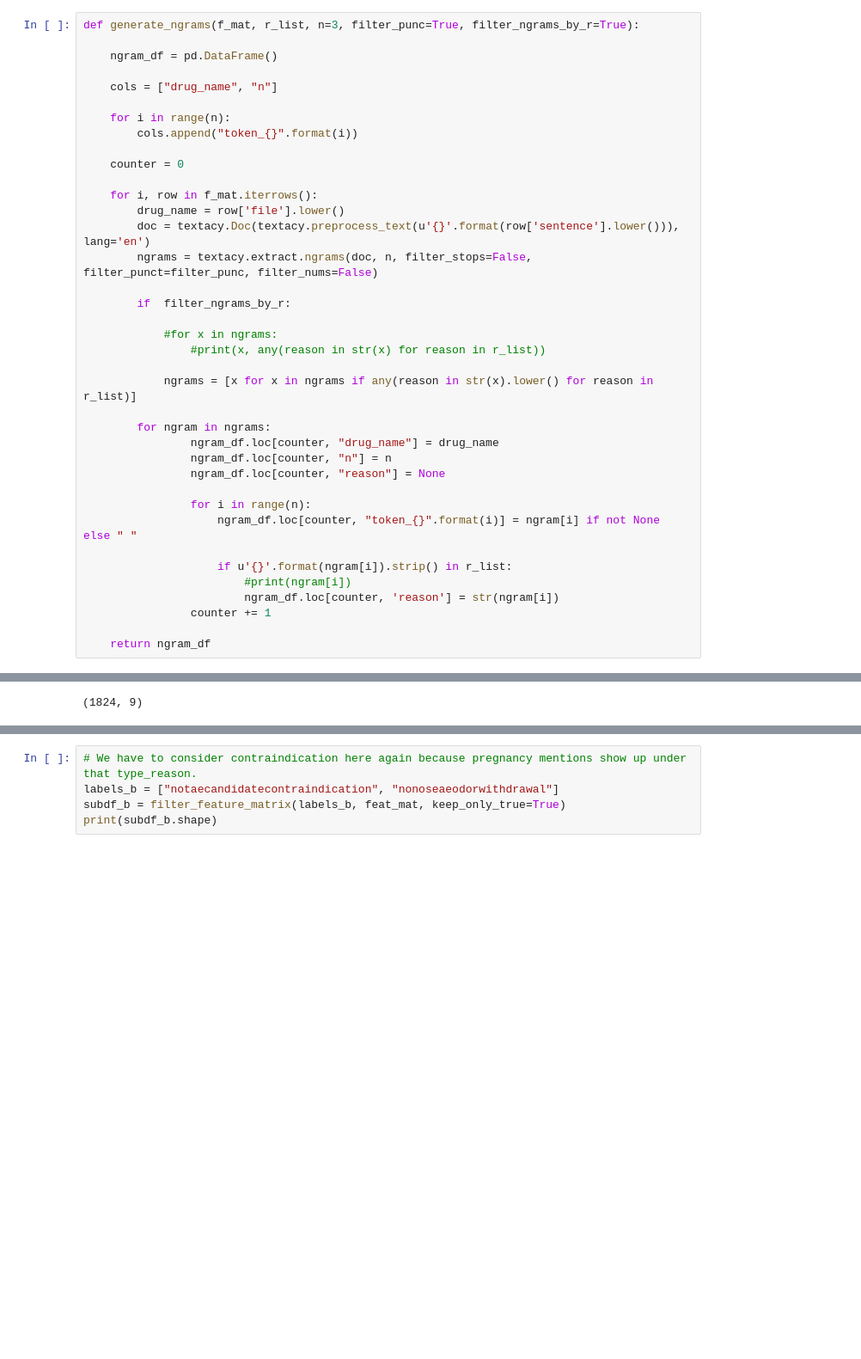
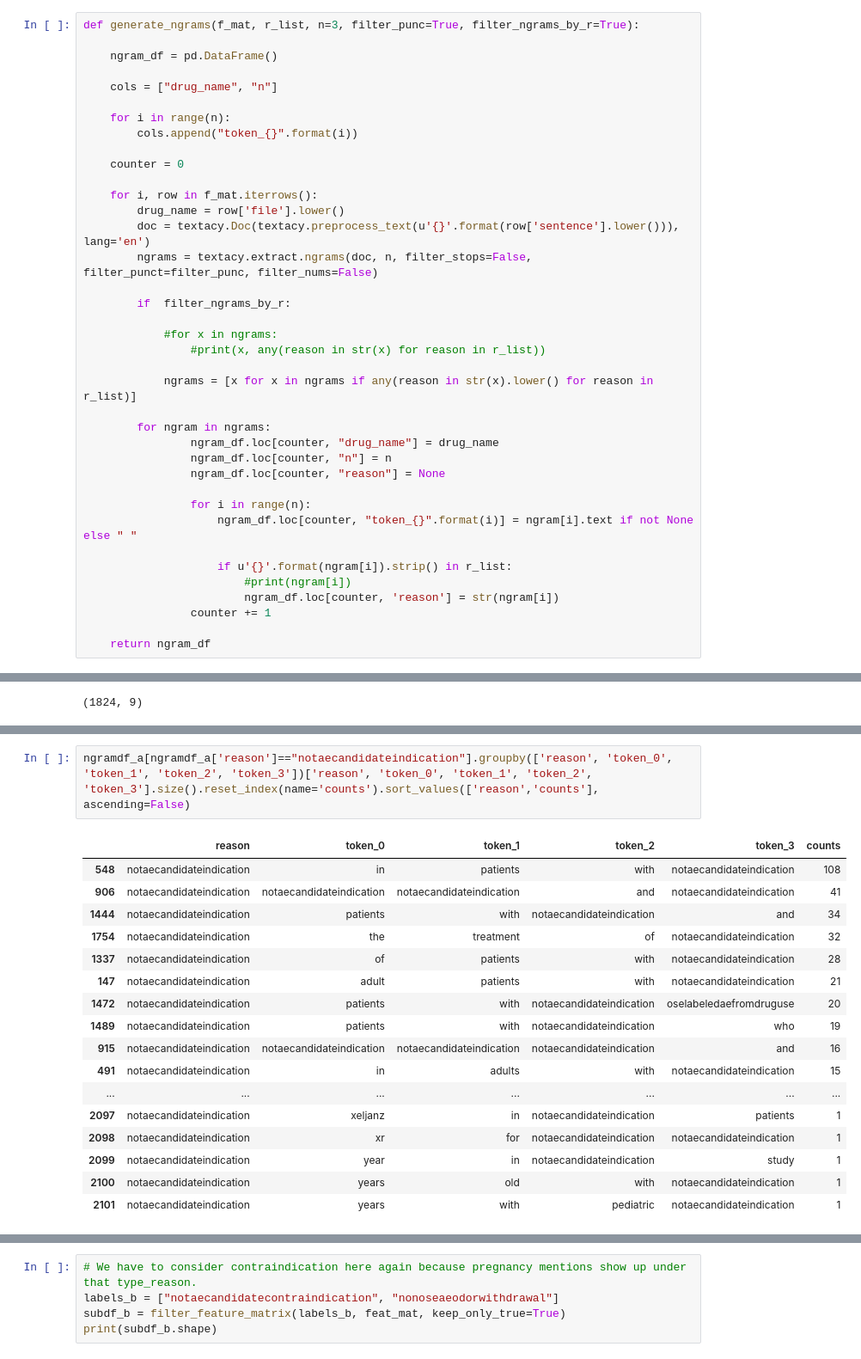
Before and after one commit to ClarityNLP/ClarityNLP, a Jupyter notebook: notebooks/cooking/Cooking_with_ClarityNLP_011619.ipynb, the cells around one changed output, grey strips where cells are left out. Shown at 86% size. Drawn from its saved outputs; the diff is of its cells as text; blank space fills up the shorter version.

```diff
--- a/notebooks/cooking/Cooking_with_ClarityNLP_011619.ipynb
+++ b/notebooks/cooking/Cooking_with_ClarityNLP_011619.ipynb
@@ -298,7 +351,7 @@ def generate_ngrams(f_mat, r_list, n=3, filter_punc=True, filter_ngrams_by_r=Tru
                 ngram_df.loc[counter, "reason"] = None
 
                 for i in range(n):
-                    ngram_df.loc[counter, "token_{}".format(i)] = ngram[i] if not None else " "
+                    ngram_df.loc[counter, "token_{}".format(i)] = ngram[i].text if not None else " "
 
                     if u'{}'.format(ngram[i]).strip() in r_list:
                         #print(ngram[i])
@@ -376,0 +402,20 @@ Min row sum=  0
+# %%
+ngramdf_a[ngramdf_a['reason']=="notaecandidateindication"].groupby(['reason', 'token_0', 'token_1', 'token_2', 'token_3'])['reason', 'token_0', 'token_1', 'token_2', 'token_3'].size().reset_index(name='counts').sort_values(['reason','counts'], ascending=False)
+# %% [output]
+|  | reason | token_0 | token_1 | token_2 | token_3 | counts |
+| 548 | notaecandidateindication | in | patients | with | notaecandidateindication | 108 |
+| 906 | notaecandidateindication | notaecandidateindication | notaecandidateindication | and | notaecandidateindication | 41 |
+| 1444 | notaecandidateindication | patients | with | notaecandidateindication | and | 34 |
+| 1754 | notaecandidateindication | the | treatment | of | notaecandidateindication | 32 |
+| 1337 | notaecandidateindication | of | patients | with | notaecandidateindication | 28 |
+| 147 | notaecandidateindication | adult | patients | with | notaecandidateindication | 21 |
+| 1472 | notaecandidateindication | patients | with | notaecandidateindication | oselabeledaefromdruguse | 20 |
+| 1489 | notaecandidateindication | patients | with | notaecandidateindication | who | 19 |
+| 915 | notaecandidateindication | notaecandidateindication | notaecandidateindication | notaecandidateindication | and | 16 |
+| 491 | notaecandidateindication | in | adults | with | notaecandidateindication | 15 |
+| ... | ... | ... | ... | ... | ... | ... |
+| 2097 | notaecandidateindication | xeljanz | in | notaecandidateindication | patients | 1 |
+| 2098 | notaecandidateindication | xr | for | notaecandidateindication | notaecandidateindication | 1 |
+| 2099 | notaecandidateindication | year | in | notaecandidateindication | study | 1 |
+| 2100 | notaecandidateindication | years | old | with | notaecandidateindication | 1 |
+| 2101 | notaecandidateindication | years | with | pediatric | notaecandidateindication | 1 |
```
Also changed, not shown: parts of 40 cells of this notebook, 3 other files.
